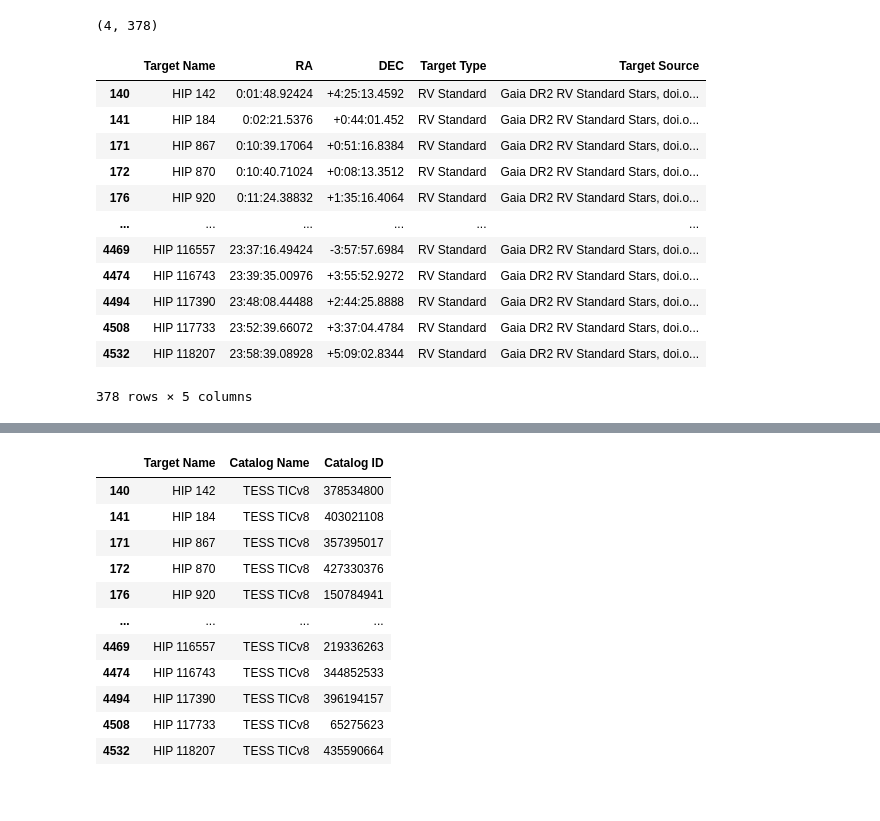
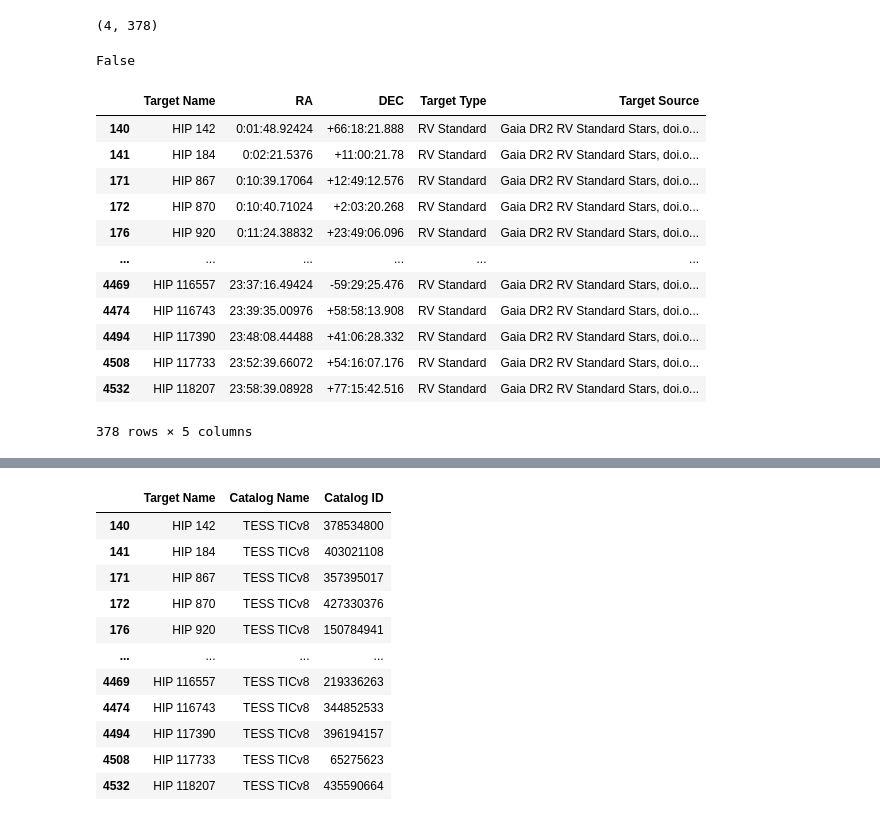
Before and after one commit to CvillePaul/Work, a Jupyter notebook: 2025-10-03 Develop RV Standard Catalogs/Gaia DR2 RV Standard Stars.ipynb, the cells around one changed output, grey strips where cells are left out. Drawn from its saved outputs; the diff is of its cells as text; code cells hidden in the pictures.

Commit message:
fix: correct major error - use degrees instead of hours for dec

```diff
--- a/2025-10-03 Develop RV Standard Catalogs/Gaia DR2 RV Standard Stars.ipynb
+++ b/2025-10-03 Develop RV Standard Catalogs/Gaia DR2 RV Standard Stars.ipynb
@@ -97,29 +97,37 @@ len(no_simbad), len(gaia_table)
 gaia_times = Time(gaia_table["Epoch"].to_list(), format="jyear_str")
 gaia_coords = SkyCoord(ra=gaia_table["RAdeg"], dec=gaia_table["DEdeg"], obstime=gaia_times, unit=(u.deg, u.deg))
 
-targets_file = pd.DataFrame()
-targets_file["Target Name"] =gaia_table["ID"]
-targets_file["RA"] = gaia_coords.ra.to_string(unit=u.hour, decimal=False, sep=":")
-targets_file["DEC"] = gaia_coords.dec.to_string(unit=u.hour, decimal=False, sep=":", alwayssign=True)
-targets_file["Target Type"] = "RV Standard"
-targets_file["Target Source"] = f"{catalog_name}, doi.org/10.1051/0004-6361/201832795"
-targets_file.to_csv(f"../../Data/Targets/{catalog_name}.csv", index=False)
+simbad_coords = SkyCoord(ra=simbad_result["RA"], dec=simbad_result["DEC"], unit=(u.hourangle, u.deg))
 
-targets_file
+dist = gaia_coords.separation(simbad_coords)
+(dist > 1 * u.deg).any()
 # %% [output]
-|  | Target Name | RA | DEC | Target Type | Target Source |
-| 140 | HIP 142 | 0:01:48.92424 | +4:25:13.4592 | RV Standard | Gaia DR2 RV Standard Stars, doi.o... |
-| 141 | HIP 184 | 0:02:21.5376 | +0:44:01.452 | RV Standard | Gaia DR2 RV Standard Stars, doi.o... |
-| 171 | HIP 867 | 0:10:39.17064 | +0:51:16.8384 | RV Standard | Gaia DR2 RV Standard Stars, doi.o... |
-| 172 | HIP 870 | 0:10:40.71024 | +0:08:13.3512 | RV Standard | Gaia DR2 RV Standard Stars, doi.o... |
-| 176 | HIP 920 | 0:11:24.38832 | +1:35:16.4064 | RV Standard | Gaia DR2 RV Standard Stars, doi.o... |
-| ... | ... | ... | ... | ... | ... |
-| 4469 | HIP 116557 | 23:37:16.49424 | -3:57:57.6984 | RV Standard | Gaia DR2 RV Standard Stars, doi.o... |
-| 4474 | HIP 116743 | 23:39:35.00976 | +3:55:52.9272 | RV Standard | Gaia DR2 RV Standard Stars, doi.o... |
-| 4494 | HIP 117390 | 23:48:08.44488 | +2:44:25.8888 | RV Standard | Gaia DR2 RV Standard Stars, doi.o... |
-| 4508 | HIP 117733 | 23:52:39.66072 | +3:37:04.4784 | RV Standard | Gaia DR2 RV Standard Stars, doi.o... |
-| 4532 | HIP 118207 | 23:58:39.08928 | +5:09:02.8344 | RV Standard | Gaia DR2 RV Standard Stars, doi.o... |
-378 rows × 5 columns
+False
+# %%
+
+targets_file = pd.DataFrame()
+targets_file["Target Name"] =gaia_table["ID"]
+targets_file["RA"] = gaia_coords.ra.to_string(unit=u.hour, decimal=False, sep=":")
+targets_file["DEC"] = gaia_coords.dec.to_string(unit=u.deg, decimal=False, sep=":", alwayssign=True)
+targets_file["Target Type"] = "RV Standard"
+targets_file["Target Source"] = f"{catalog_name}, doi.org/10.1051/0004-6361/201832795"
+targets_file.to_csv(f"../../Data/Targets/{catalog_name}.csv", index=False)
+
+targets_file
+# %% [output]
+|  | Target Name | RA | DEC | Target Type | Target Source |
+| 140 | HIP 142 | 0:01:48.92424 | +66:18:21.888 | RV Standard | Gaia DR2 RV Standard Stars, doi.o... |
+| 141 | HIP 184 | 0:02:21.5376 | +11:00:21.78 | RV Standard | Gaia DR2 RV Standard Stars, doi.o... |
+| 171 | HIP 867 | 0:10:39.17064 | +12:49:12.576 | RV Standard | Gaia DR2 RV Standard Stars, doi.o... |
+| 172 | HIP 870 | 0:10:40.71024 | +2:03:20.268 | RV Standard | Gaia DR2 RV Standard Stars, doi.o... |
+| 176 | HIP 920 | 0:11:24.38832 | +23:49:06.096 | RV Standard | Gaia DR2 RV Standard Stars, doi.o... |
+| ... | ... | ... | ... | ... | ... |
+| 4469 | HIP 116557 | 23:37:16.49424 | -59:29:25.476 | RV Standard | Gaia DR2 RV Standard Stars, doi.o... |
+| 4474 | HIP 116743 | 23:39:35.00976 | +58:58:13.908 | RV Standard | Gaia DR2 RV Standard Stars, doi.o... |
+| 4494 | HIP 117390 | 23:48:08.44488 | +41:06:28.332 | RV Standard | Gaia DR2 RV Standard Stars, doi.o... |
+| 4508 | HIP 117733 | 23:52:39.66072 | +54:16:07.176 | RV Standard | Gaia DR2 RV Standard Stars, doi.o... |
+| 4532 | HIP 118207 | 23:58:39.08928 | +77:15:42.516 | RV Standard | Gaia DR2 RV Standard Stars, doi.o... |
+378 rows × 5 columns
 # %%
 simbad_result
 # %% [output]
```
